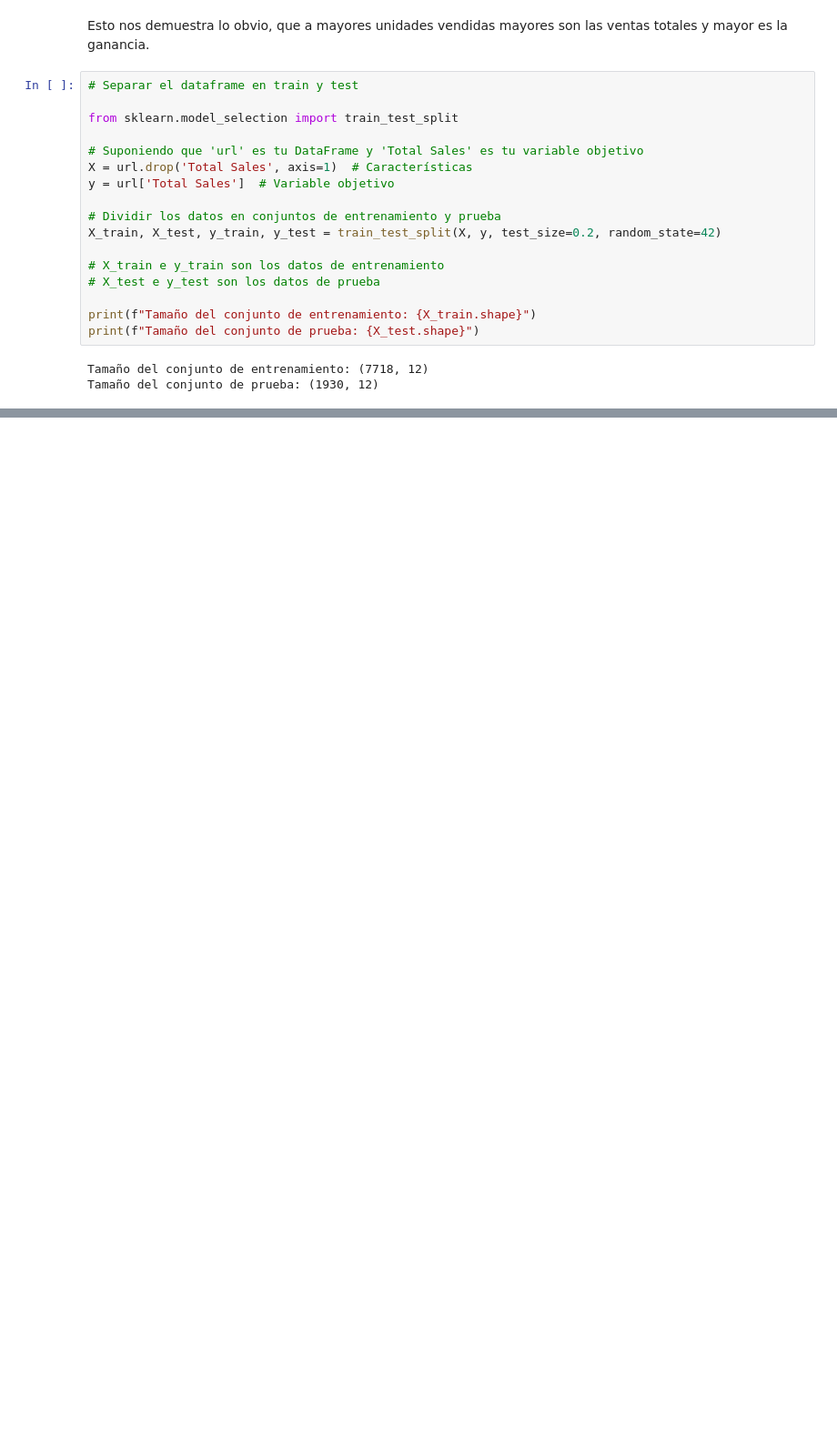
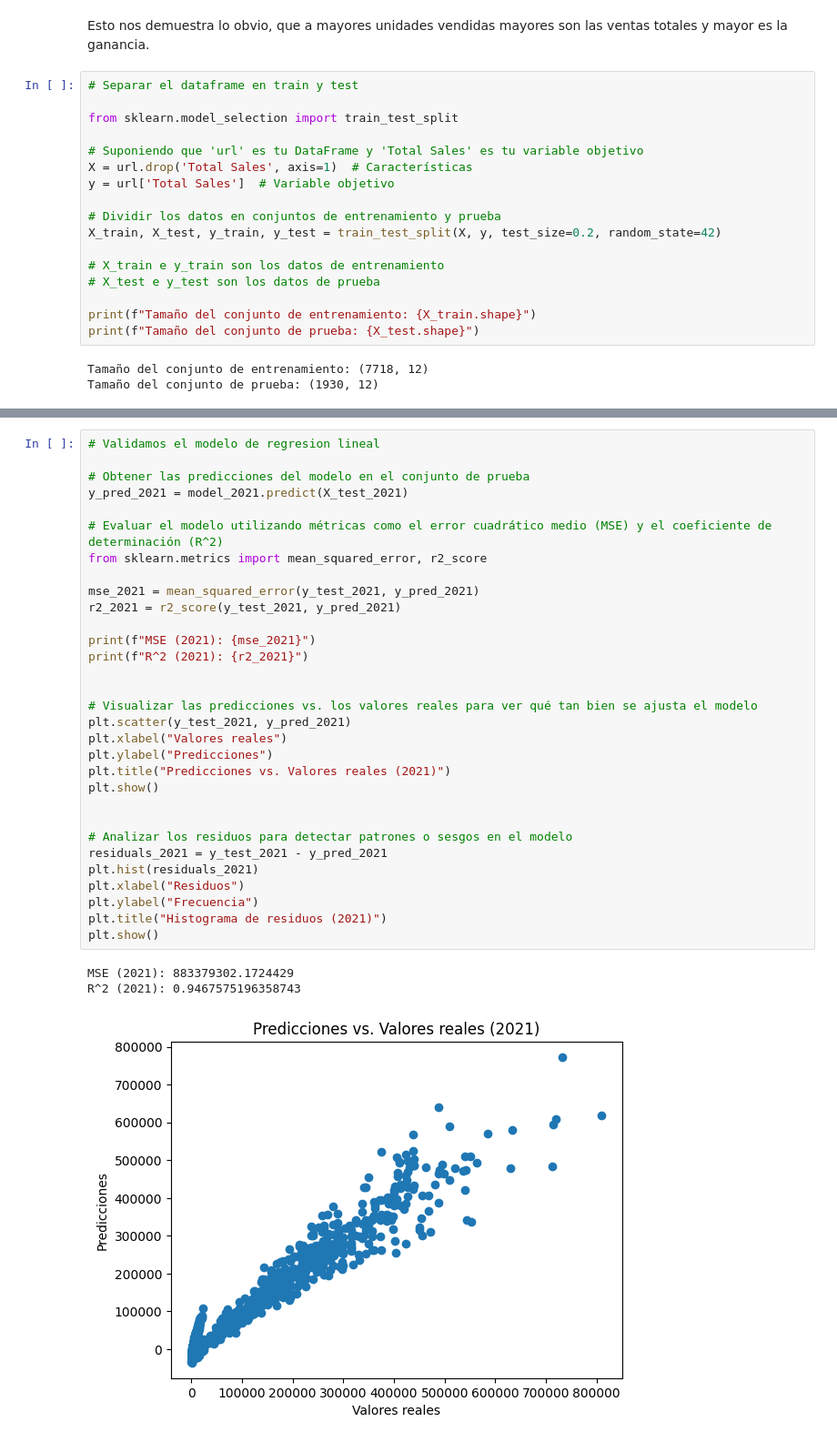
Before and after one commit to Chapa0000/DS2, a Jupyter notebook: PreE_DSII_JRodriguez.ipynb, the cells around one changed output, grey strips where cells are left out. Shown: that part at 91% size. Drawn from its saved outputs; the diff is of its cells as text; blank space fills up the shorter version.

```diff
--- a/PreE_DSII_JRodriguez.ipynb
+++ b/PreE_DSII_JRodriguez.ipynb
@@ -295,0 +317,35 @@ Tamaño del conjunto de prueba: (1930, 12)
+# %%
+# Validamos el modelo de regresion lineal
+
+# Obtener las predicciones del modelo en el conjunto de prueba
+y_pred_2021 = model_2021.predict(X_test_2021)
+
+# Evaluar el modelo utilizando métricas como el error cuadrático medio (MSE) y el coeficiente de determinación (R^2)
+from sklearn.metrics import mean_squared_error, r2_score
+
+mse_2021 = mean_squared_error(y_test_2021, y_pred_2021)
+r2_2021 = r2_score(y_test_2021, y_pred_2021)
+
+print(f"MSE (2021): {mse_2021}")
+print(f"R^2 (2021): {r2_2021}")
+
+
+# Visualizar las predicciones vs. los valores reales para ver qué tan bien se ajusta el modelo
+plt.scatter(y_test_2021, y_pred_2021)
+plt.xlabel("Valores reales")
+plt.ylabel("Predicciones")
+plt.title("Predicciones vs. Valores reales (2021)")
+plt.show()
+
+
+# Analizar los residuos para detectar patrones o sesgos en el modelo
+residuals_2021 = y_test_2021 - y_pred_2021
+plt.hist(residuals_2021)
+plt.xlabel("Residuos")
+plt.ylabel("Frecuencia")
+plt.title("Histograma de residuos (2021)")
+plt.show()
+# %% [output]
+MSE (2021): 883379302.1724429
+R^2 (2021): 0.9467575196358743
+[figure, added]
```
Also changed, not shown: parts of 6 cells of this notebook.
